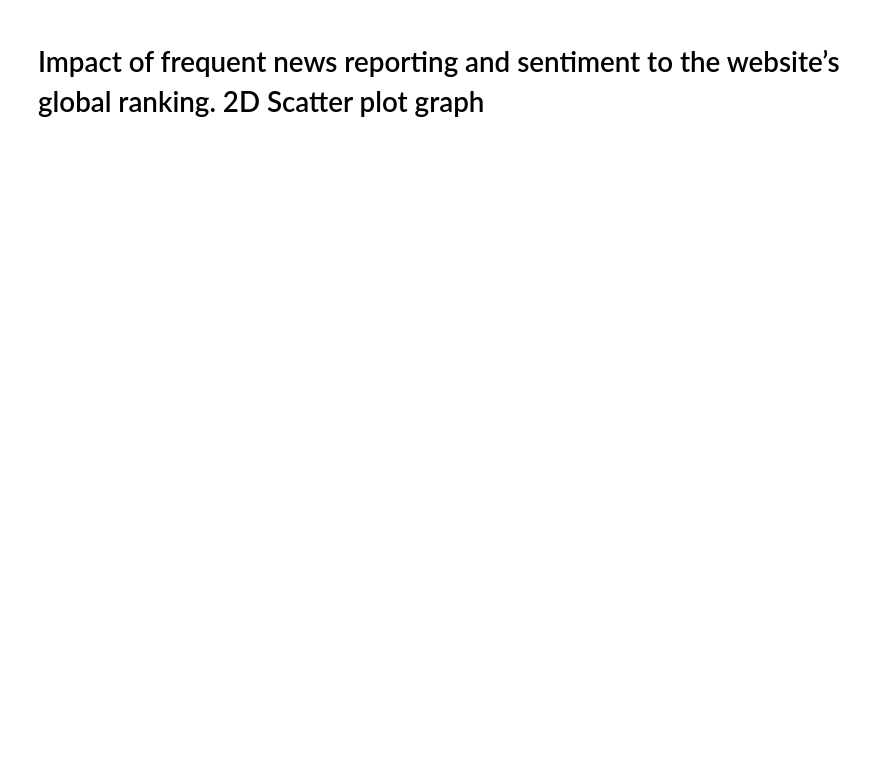
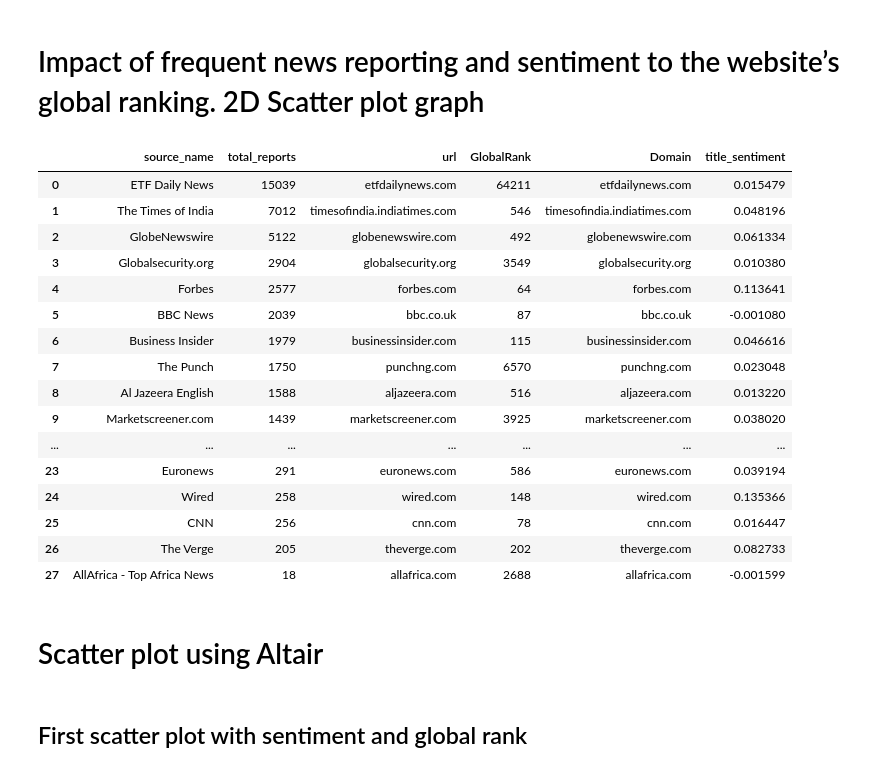
Before and after one commit to hillaryke/news_correlation_10ac_week0, a Jupyter notebook: notebooks/EDA_analysis_news_correlation_10ac_week0.ipynb, the cells around one changed output. Drawn from its saved outputs; the diff is of its cells as text; code cells hidden in the pictures; blank space fills up the shorter version.

```diff
--- a/notebooks/EDA_analysis_news_correlation_10ac_week0.ipynb
+++ b/notebooks/EDA_analysis_news_correlation_10ac_week0.ipynb
@@ -601,0 +648,20 @@ total_reports['url'] = total_reports['source_name'].map(source_domain_mapping)
+# %%
+final_data.head(30)
+# %% [output]
+|  | source_name | total_reports | url | GlobalRank | Domain | title_sentiment |
+| 0 | ETF Daily News | 15039 | etfdailynews.com | 64211 | etfdailynews.com | 0.015479 |
+| 1 | The Times of India | 7012 | timesofindia.indiatimes.com | 546 | timesofindia.indiatimes.com | 0.048196 |
+| 2 | GlobeNewswire | 5122 | globenewswire.com | 492 | globenewswire.com | 0.061334 |
+| 3 | Globalsecurity.org | 2904 | globalsecurity.org | 3549 | globalsecurity.org | 0.010380 |
+| 4 | Forbes | 2577 | forbes.com | 64 | forbes.com | 0.113641 |
+| 5 | BBC News | 2039 | bbc.co.uk | 87 | bbc.co.uk | -0.001080 |
+| 6 | Business Insider | 1979 | businessinsider.com | 115 | businessinsider.com | 0.046616 |
+| 7 | The Punch | 1750 | punchng.com | 6570 | punchng.com | 0.023048 |
+| 8 | Al Jazeera English | 1588 | aljazeera.com | 516 | aljazeera.com | 0.013220 |
+| 9 | Marketscreener.com | 1439 | marketscreener.com | 3925 | marketscreener.com | 0.038020 |
+| ... | ... | ... | ... | ... | ... | ... |
+| 23 | Euronews | 291 | euronews.com | 586 | euronews.com | 0.039194 |
+| 24 | Wired | 258 | wired.com | 148 | wired.com | 0.135366 |
+| 25 | CNN | 256 | cnn.com | 78 | cnn.com | 0.016447 |
+| 26 | The Verge | 205 | theverge.com | 202 | theverge.com | 0.082733 |
+| 27 | AllAfrica - Top Africa News | 18 | allafrica.com | 2688 | allafrica.com | -0.001599 |
@@ -601,0 +671,4 @@ total_reports['url'] = total_reports['source_name'].map(source_domain_mapping)
+# %% [markdown]
+# Scatter plot using Altair
+# %% [markdown]
+## First scatter plot with sentiment and global rank
```
Also changed, not shown: parts of 18 cells of this notebook.
